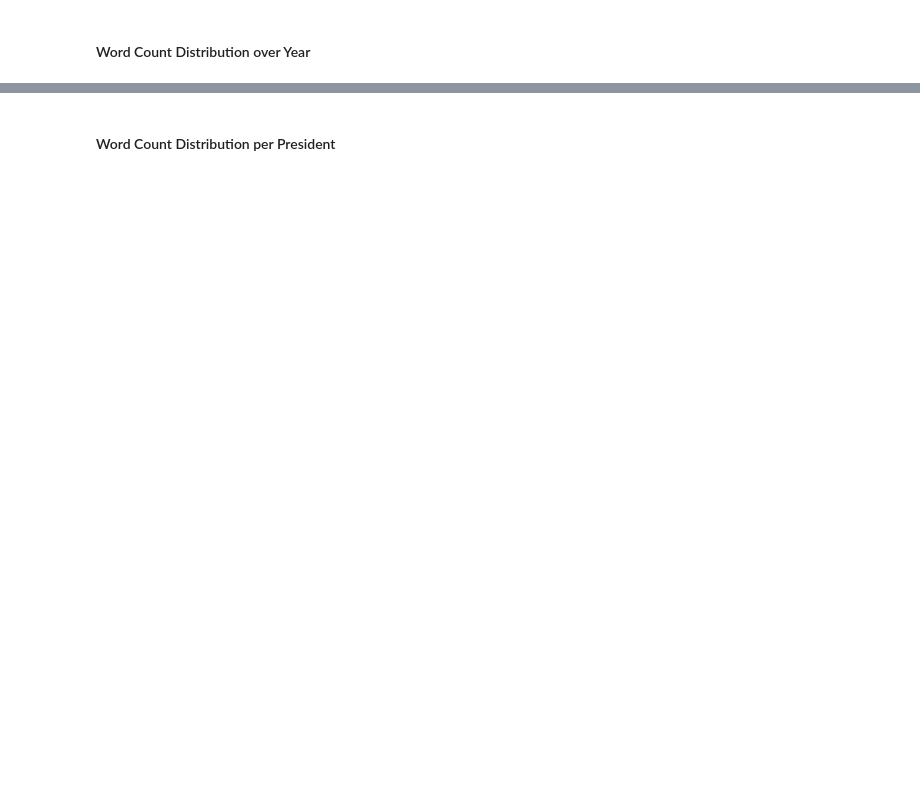
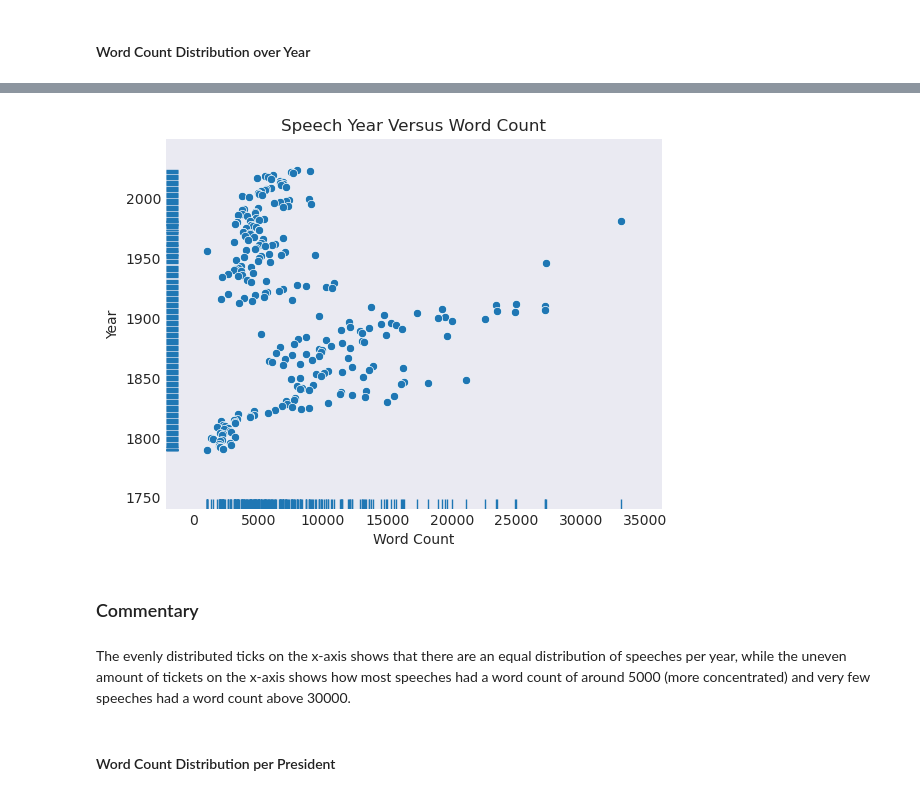
Before and after one commit to UCB-stat-159-f25/proj02-shrija-owen-allison, a Jupyter notebook: nlp-P01.ipynb, the cells around one changed output, grey strips where cells are left out. Cells and saved outputs as stored; diff of their text form; code cells hidden in the pictures; blank space fills up the shorter version.

```diff
--- a/nlp-P01.ipynb
+++ b/nlp-P01.ipynb
@@ -95,2 +94,15 @@ plt.show();
+# %%
+# Hint: try seaborn.rugplot()
+
+sns.scatterplot(data=sou, x="Word Count", y="Year")
+sns.rugplot(data=sou, x="Word Count", y="Year")
+plt.title('Speech Year Versus Word Count')
+plt.show()
+# %% [output]
+[figure, added]
+# %% [markdown]
+### Commentary
+# %% [markdown]
+The evenly distributed ticks on the x-axis shows that there are an equal distribution of speeches per year, while the uneven amount of tickets on the x-axis shows how most speeches had a word count of around 5000 (more concentrated) and very few speeches had a word count above 30000.
 # %% [markdown]
 #### Word Count Distribution per President
```
Also changed, not shown: parts of 67 cells of this notebook.
